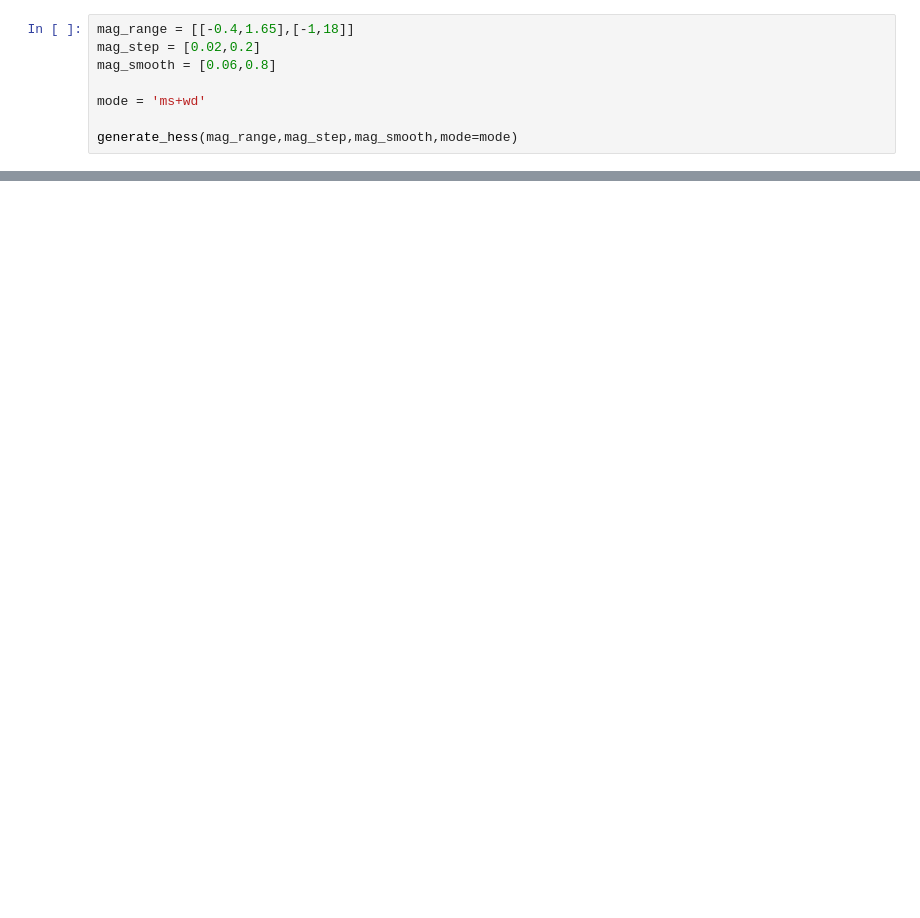
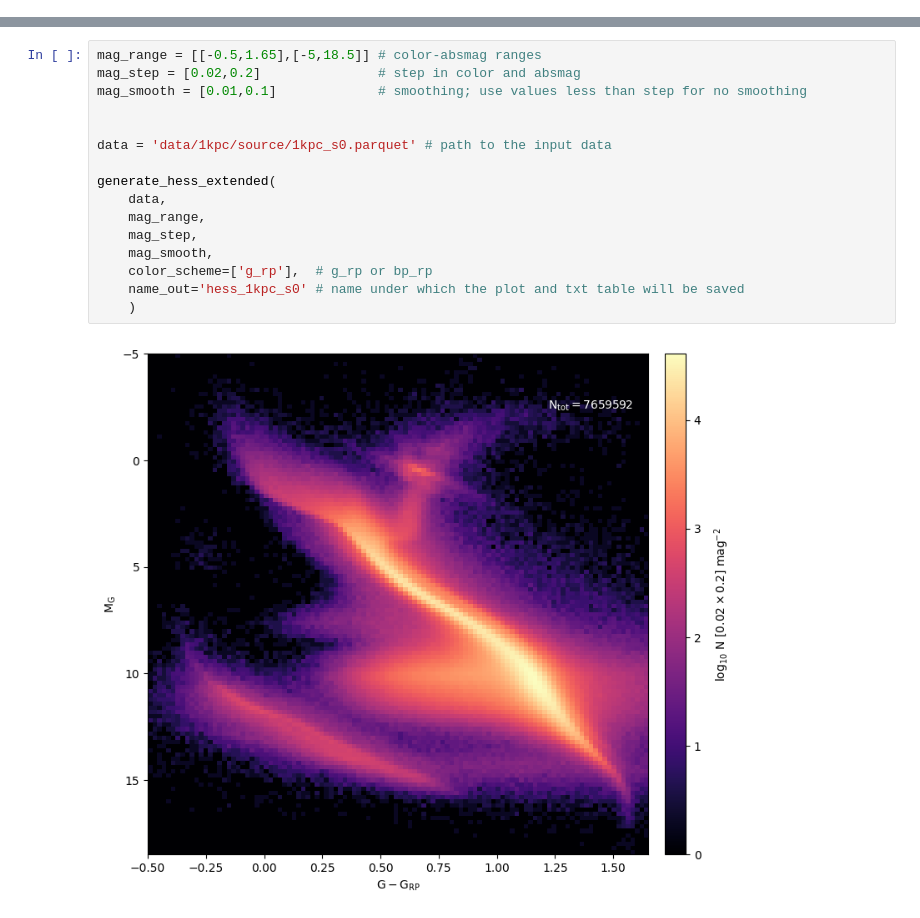
Before and after one commit to askenja/gaia-wd-fitting, a Jupyter notebook: 1c--Data_Hess.ipynb, the cells around one changed output, grey strips where cells are left out. Drawn from its saved outputs; the diff is of its cells as text; blank space fills up the shorter version.

```diff
--- a/1c--Data_Hess.ipynb
+++ b/1c--Data_Hess.ipynb
@@ -99,8 +17,0 @@ def generate_hess(mag_range,mag_step,mag_smooth,mode='ms+wd'):
-# %%
-mag_range = [[-0.4,1.65],[-1,18]]
-mag_step = [0.02,0.2]
-mag_smooth = [0.06,0.8]
-
-mode = 'ms+wd'
-
-generate_hess(mag_range,mag_step,mag_smooth,mode=mode)
@@ -108,0 +70,18 @@ generate_hess(mag_range,mag_step,mag_smooth,mode=mode)
+# %%
+mag_range = [[-0.5,1.65],[-5,18.5]] # color-absmag ranges
+mag_step = [0.02,0.2]               # step in color and absmag
+mag_smooth = [0.01,0.1]             # smoothing; use values less than step for no smoothing
+
+
+data = 'data/1kpc/source/1kpc_s0.parquet' # path to the input data
+
+generate_hess_extended(
+    data,
+    mag_range,
+    mag_step,
+    mag_smooth,
+    color_scheme=['g_rp'],  # g_rp or bp_rp
+    name_out='hess_1kpc_s0' # name under which the plot and txt table will be saved
+    )
+# %% [output]
+[figure, added]
```
Also changed, not shown: parts of 5 cells of this notebook, 43 other files.
